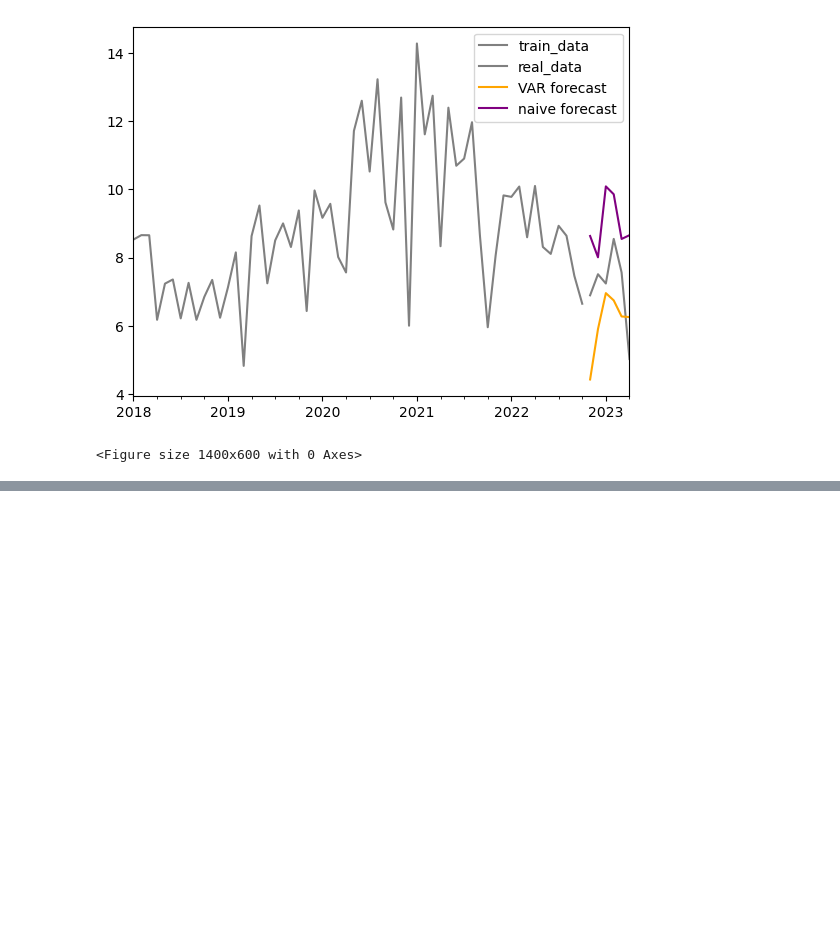
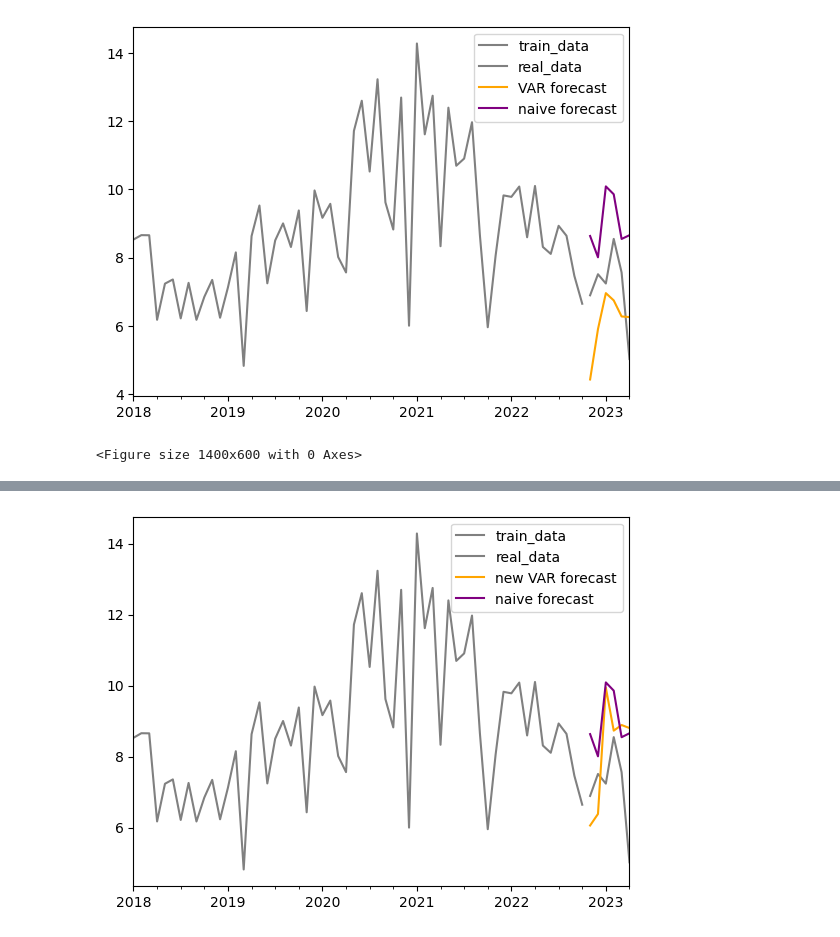
Before and after one commit to YucongLei-0503/Total-Recalls, a Jupyter notebook: recall_outbreak_inference.ipynb, the cells around one changed output, grey strips where cells are left out. Drawn from its saved outputs; the diff is of its cells as text; code cells hidden in the pictures; blank space fills up the shorter version.

Commit message:
improved VAR model with some flavor of seasonality
improved VAR model with some flavor of seasonality

```diff
--- a/recall_outbreak_inference.ipynb
+++ b/recall_outbreak_inference.ipynb
@@ -479,0 +482,9 @@ mse_VAR
+# %%
+#the following array is roughly the recall percentage data with one year lag.
+prev_recall_array = np.ones(len(combined_data))*8
+# this number here is randomly chosen, based on apparent overall average
+prev_recall_array[12:] = combined_data.iloc[:-12]['recall'].values
+print(prev_recall_array)
+print()
+print(combined_data['recall'][:15])
+print(combined_data['recall'][-15:])
@@ -479,0 +509,5 @@ mse_VAR
+# %%
+#new data set including the above new lagged data
+combined_data_season = combined_data.copy()
+combined_data_season['prev_recall'] = prev_recall_array
+print(combined_data_season)
@@ -479,0 +529,82 @@ mse_VAR
+# %%
+# number of data splits = 5
+# number of future forecasts = 6
+# depth of our VAR model = 4
+MSE_new_var = np.zeros(5)
+MSE_naive = np.zeros(5)
+pred_new_VAR = np.zeros(num_forecast)
+pred_naive = np.zeros(num_forecast)
+count = 0 # this is the index of the current testing in the kfold split
+depth_new_VAR = 5
+depth_naive = 5 #this is the number of years the naive model considers (and takes the seasonal average over)
+for train_index, test_index in kfold.split(combined_data_season):
+    new_var_model = VAR(combined_data_season.iloc[train_index])
+    #This version specifies the VAR depth by hand
+    #var_results = var_model.fit(depth_VAR)
+    #This version chooses the appropriate VAR depth by optimization
+    new_var_results = new_var_model.fit(maxlags=5, ic='aic')
+    lag_order = new_var_results.k_ar  # = depth_VAR for us
+    print('forecast')
+    print(new_var_results.forecast(combined_data_season.iloc[train_index].iloc[-lag_order:].values,num_forecast)) #5 is the index of 'recall'
+    pred_new_VAR = new_var_results.forecast(combined_data_season.iloc[train_index].iloc[-lag_order:].values,num_forecast)[:,5]
+    pred_index = 0
+    for i in test_index:
+        pred_naive[pred_index] = combined_data.iloc[max(i-12*(depth_naive-1),0):i:12]['recall'].mean()
+        pred_index += 1
+    print('pred_new_var')
+    print(pred_new_VAR)
+    print('actual data')
+    print(combined_data.iloc[test_index]['recall'])
+    MSE_new_var[count] = mse(pred_new_VAR, combined_data.iloc[test_index]['recall'])
+    MSE_naive[count] = mse(pred_naive, combined_data.iloc[test_index]['recall'])
+
+
+
+
+
+
+# visualization for one of the kfold splits
+    if count==0:
+        fig, ax = plt.subplots()
+        plt.figure(figsize=(14, 6))
+        timeframe_test = timeframe[test_index]
+        timeframe_train = timeframe[train_index]
+
+# Plot training data
+
+        df1 = pd.DataFrame(
+             combined_data.iloc[train_index]['recall'].values, columns=['train_data'],
+             index=timeframe_train
+        )
+        df1.plot(ax=ax, color='gray')
+
+
+# Plot test actual
+        df2 = pd.DataFrame(
+             combined_data.iloc[test_index]['recall'].values, columns=['real_data'],
+             index=timeframe_test
+        )
+        df2.plot(ax=ax, color='gray')
+
+# Plot test forecast
+        df3 = pd.DataFrame(
+             pred_new_VAR, columns=['new VAR forecast'],
+             index=timeframe_test
+        )
+        df4 = pd.DataFrame(
+             pred_naive, columns=['naive forecast'],
+             index=timeframe_test
+        )
+        df3.plot(ax=ax,color='orange')
+        df4.plot(ax=ax,color='purple')
+
+
+    count += 1
+
+# printing the MSE of the two models
+print()
+print('mse_naive')
+print(MSE_naive)
+print('mse_new_VAR')
+print(MSE_new_var)
+# %% [output]
@@ -479,0 +628 @@ mse_VAR
+[figure, added]
```
Also changed, not shown: parts of 11 cells of this notebook.
